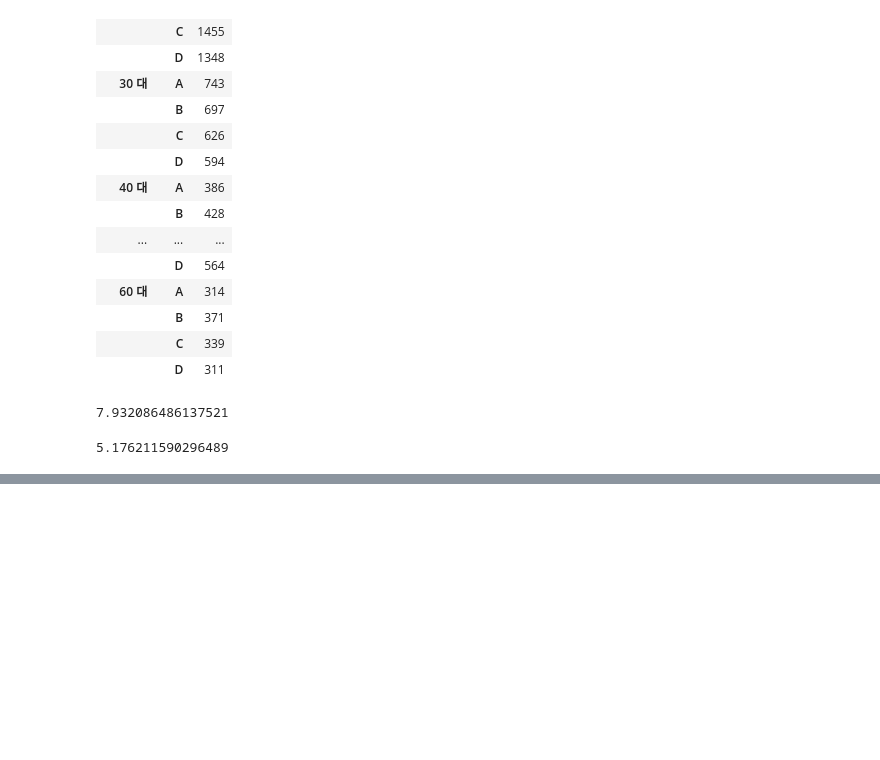
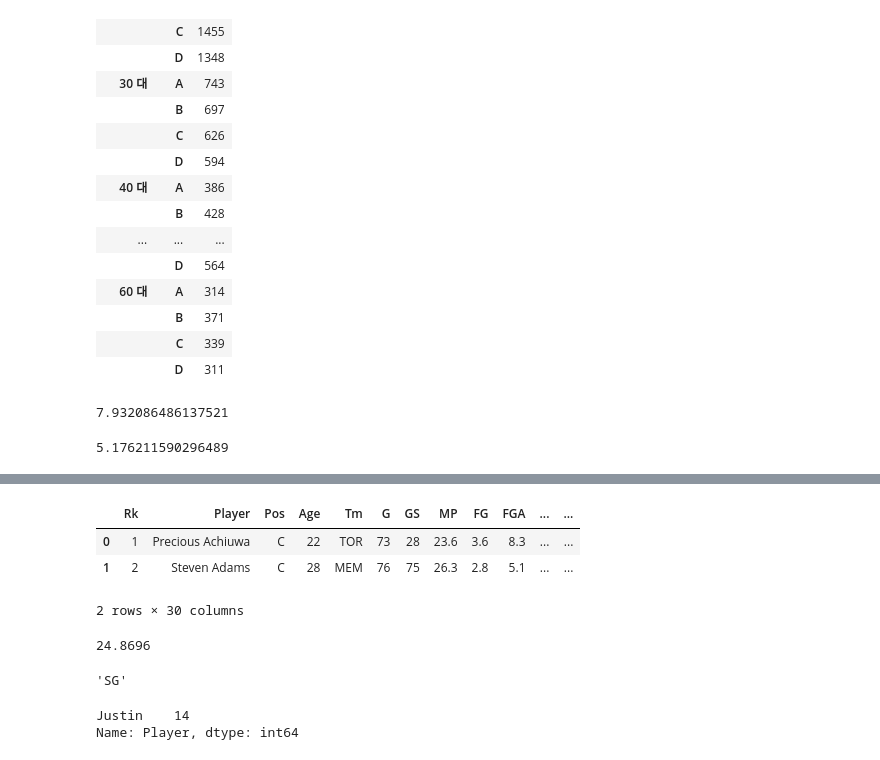
Before and after one commit to chickengak/TIL, a Jupyter notebook: dev-journey/big-data/빅분기-실기-datamanim-1유형.ipynb, the cells around one changed output, grey strips where cells are left out. Drawn from its saved outputs; the diff is of its cells as text; code cells hidden in the pictures; blank space fills up the shorter version.

```diff
--- a/dev-journey/big-data/빅분기-실기-datamanim-1유형.ipynb
+++ b/dev-journey/big-data/빅분기-실기-datamanim-1유형.ipynb
@@ -1160,0 +1440,31 @@ Data url :https://raw.githubusercontent.com/Datamanim/datarepo/main/nba/nba.csv"
+# %%
+"""데이터 출처 :https://www.kaggle.com/datasets/vivovinco/nba-player-stats(참고, 데이터 수정)
+Data url :https://raw.githubusercontent.com/Datamanim/datarepo/main/nba/nba.csv"""  # ★
+
+df = pd.read_csv("https://raw.githubusercontent.com/Datamanim/datarepo/main/nba/nba.csv", encoding='latin', sep=';')
+display(df.head(2))
+# %% [output]
+|  | Rk | Player | Pos | Age | Tm | G | GS | MP | FG | FGA | ... | ... |
+| 0 | 1 | Precious Achiuwa | C | 22 | TOR | 73 | 28 | 23.6 | 3.6 | 8.3 | ... | ... |
+| 1 | 2 | Steven Adams | C | 28 | MEM | 76 | 75 | 26.3 | 2.8 | 5.1 | ... | ... |
+2 rows × 30 columns
+# %%
+# Q104. Tm 컬럼은 각 팀의 이름을 의미한다. TOR팀의 평균나이를 소수 4째 자리까지 구하여라
+
+df.loc[df['Tm'] == 'TOR']['Age'].mean().round(4)
+# %% [output]
+24.8696
+# %%
+# Q105. Pos 컬럼은 포지션을 의미한다. 전체 선수 중 최소나이대의 선수들을 필터하고 그들 중 가장 많은 포지션은 무엇인지 확인하라
+
+df.loc[df['Age'] == df['Age'].min()]['Pos'].value_counts().index[0]
+# %% [output]
+'SG'
+# %%
+# Q106. 선수들의 이름은 first_name+ 공백 + last_name으로 이루어져 있다.
+# 가장 많은 first_name은 무엇이며 몇 회 발생하는지 확인하라
+
+df['Player'].str.split().str[0].value_counts().head(1)
+# %% [output]
+Justin    14
+Name: Player, dtype: int64
```
Also changed, not shown: parts of 77 cells of this notebook, 1 other file.
